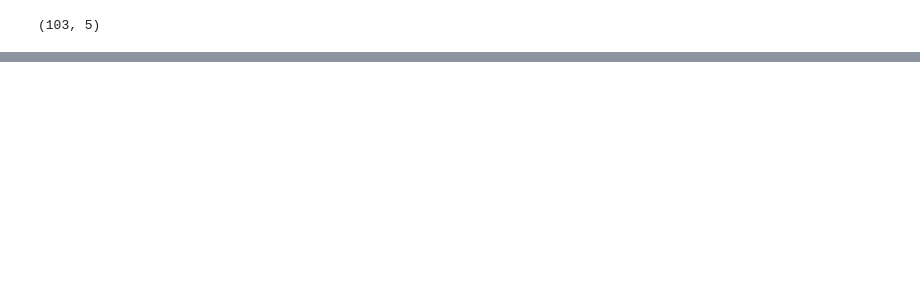
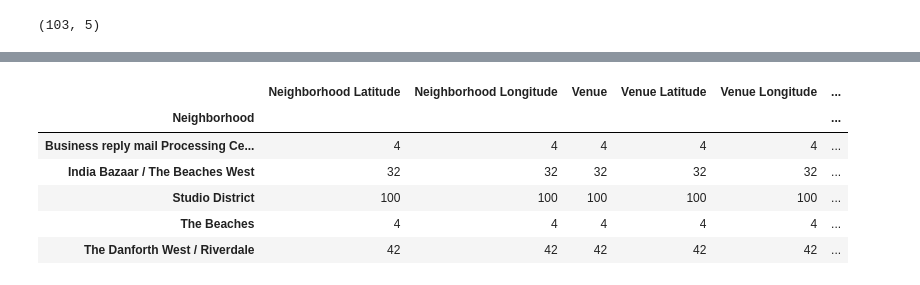
Before and after one commit to sayak1986/clustering-project-toronto, a Jupyter notebook: Clusters 2.ipynb, the cells around one changed output, grey strips where cells are left out. Cells and saved outputs as stored; diff of their text form; code cells hidden in the pictures; blank space fills up the shorter version.

```diff
--- a/Clusters 2.ipynb
+++ b/Clusters 2.ipynb
@@ -250,0 +430,12 @@ merge.replace(r'/',',',regex=True)
+# %%
+# function that extracts the category of the venue
+def get_category_type(row):
+    try:
+        categories_list = row['categories']
+    except:
+        categories_list = row['venue.categories']
+
+    if len(categories_list) == 0:
+        return None
+    else:
+        return categories_list[0]['name']
@@ -250,0 +532,11 @@ merge.replace(r'/',',',regex=True)
+# %%
+# group venues by count
+easttoronto_venues.groupby('Neighborhood').count()
+# %% [output]
+|  | Neighborhood Latitude | Neighborhood Longitude | Venue | Venue Latitude | Venue Longitude | ... |
+| Neighborhood |  |  |  |  |  | ... |
+| Business reply mail Processing Ce... | 4 | 4 | 4 | 4 | 4 | ... |
+| India Bazaar / The Beaches West | 32 | 32 | 32 | 32 | 32 | ... |
+| Studio District | 100 | 100 | 100 | 100 | 100 | ... |
+| The Beaches | 4 | 4 | 4 | 4 | 4 | ... |
+| The Danforth West / Riverdale | 42 | 42 | 42 | 42 | 42 | ... |
```
Also changed, not shown: parts of 39 cells of this notebook.
